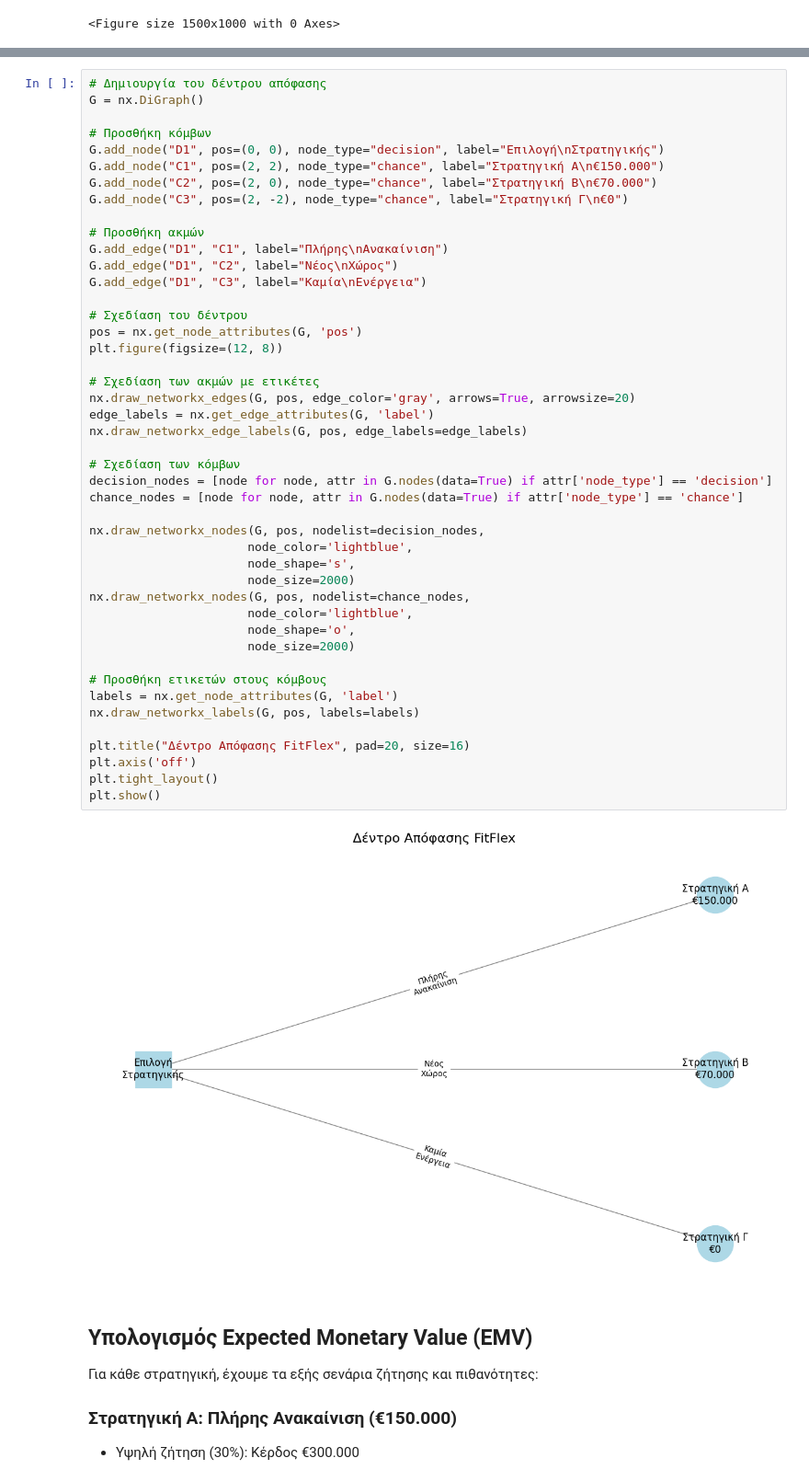
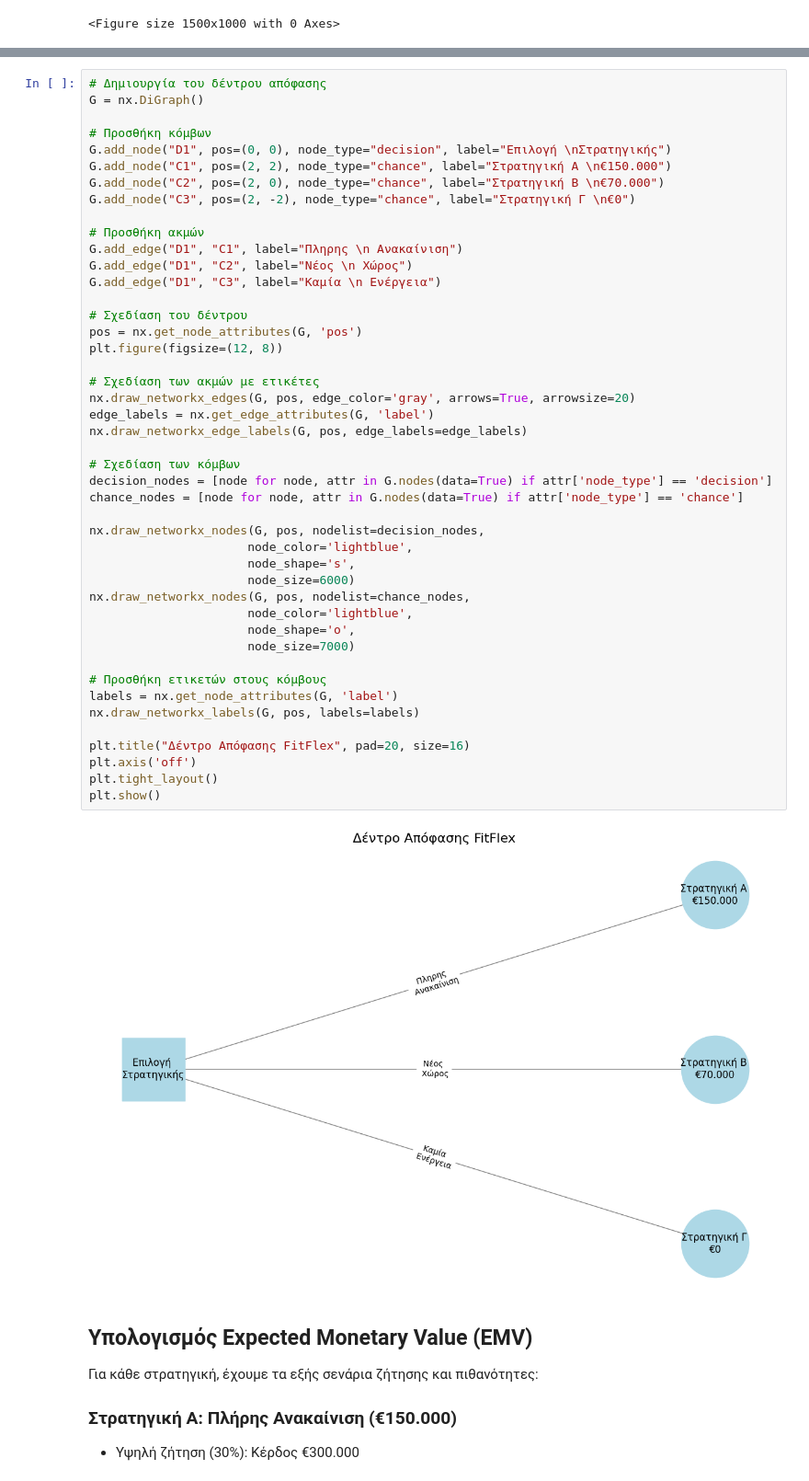
Before and after one commit to KostasPapadooo/it2022141_2022119, a Jupyter notebook: decision_tree_analysis.ipynb, the cells around one changed output, grey strips where cells are left out. Shown: that part at 92% size. Drawn from its saved outputs; the diff is of its cells as text.

```diff
--- a/decision_tree_analysis.ipynb
+++ b/decision_tree_analysis.ipynb
@@ -41,48 +45,48 @@ print("Οι βιβλιοθήκες φορτώθηκαν επιτυχώς!")
 G = nx.DiGraph()
 
 # Προσθήκη κόμβων
-G.add_node("D1", pos=(0, 0), node_type="decision", label="Επιλογή\nΣτρατηγικής")
-G.add_node("C1", pos=(2, 2), node_type="chance", label="Στρατηγική Α\n€150.000")
-G.add_node("C2", pos=(2, 0), node_type="chance", label="Στρατηγική Β\n€70.000")
-G.add_node("C3", pos=(2, -2), node_type="chance", label="Στρατηγική Γ\n€0")
+G.add_node("D1", pos=(0, 0), node_type="decision", label="Επιλογή \nΣτρατηγικής")
+G.add_node("C1", pos=(2, 2), node_type="chance", label="Στρατηγική Α \n€150.000")
+G.add_node("C2", pos=(2, 0), node_type="chance", label="Στρατηγική Β \n€70.000")
+G.add_node("C3", pos=(2, -2), node_type="chance", label="Στρατηγική Γ \n€0")
 
 # Προσθήκη ακμών
-G.add_edge("D1", "C1", label="Πλήρης\nΑνακαίνιση")
-G.add_edge("D1", "C2", label="Νέος\nΧώρος")
-G.add_edge("D1", "C3", label="Καμία\nΕνέργεια")
+G.add_edge("D1", "C1", label="Πληρης \n Ανακαίνιση")
+G.add_edge("D1", "C2", label="Νέος \n Χώρος")
+G.add_edge("D1", "C3", label="Καμία \n Ενέργεια")
 
 # Σχεδίαση του δέντρου
 pos = nx.get_node_attributes(G, 'pos')
 plt.figure(figsize=(12, 8))
 
 # Σχεδίαση των ακμών με ετικέτες
 nx.draw_networkx_edges(G, pos, edge_color='gray', arrows=True, arrowsize=20)
 edge_labels = nx.get_edge_attributes(G, 'label')
 nx.draw_networkx_edge_labels(G, pos, edge_labels=edge_labels)
 
 # Σχεδίαση των κόμβων
 decision_nodes = [node for node, attr in G.nodes(data=True) if attr['node_type'] == 'decision']
 chance_nodes = [node for node, attr in G.nodes(data=True) if attr['node_type'] == 'chance']
 
 nx.draw_networkx_nodes(G, pos, nodelist=decision_nodes,
                       node_color='lightblue',
                       node_shape='s',
-                      node_size=2000)
+                      node_size=6000)
 nx.draw_networkx_nodes(G, pos, nodelist=chance_nodes,
                       node_color='lightblue',
                       node_shape='o',
-                      node_size=2000)
+                      node_size=7000)
 
 # Προσθήκη ετικετών στους κόμβους
 labels = nx.get_node_attributes(G, 'label')
 nx.draw_networkx_labels(G, pos, labels=labels)
 
 plt.title("Δέντρο Απόφασης FitFlex", pad=20, size=16)
 plt.axis('off')
 plt.tight_layout()
 plt.show()
 # %% [output]
-[figure, old version]
+[figure, new version]
 # %% [markdown]
 ## Υπολογισμός Expected Monetary Value (EMV)
 
```
Also changed, not shown: parts of 4 cells of this notebook.
